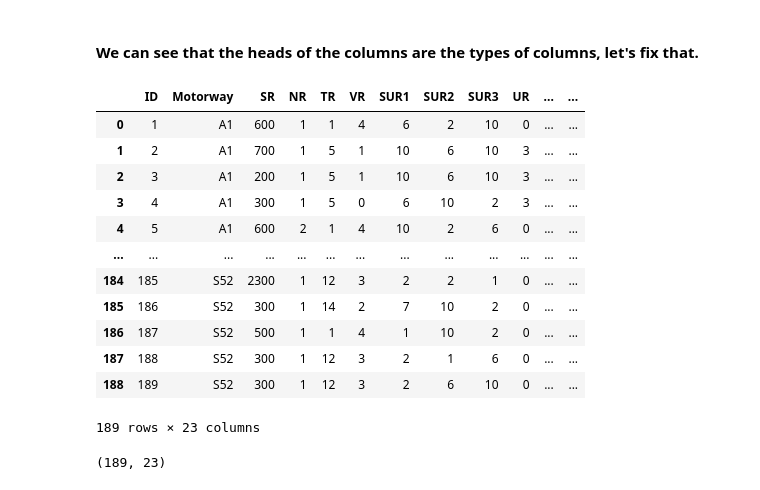
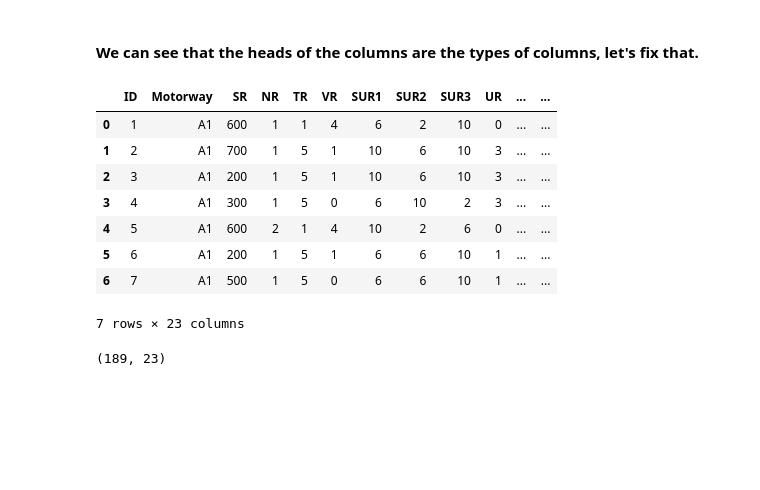
Before and after one commit to Renata-Thomazelli/amphibians, a Jupyter notebook: amphibians-Copy1.ipynb, the cells around one changed output. Drawn from its saved outputs; the diff is of its cells as text; code cells hidden in the pictures; blank space fills up the shorter version.

```diff
--- a/amphibians-Copy1.ipynb
+++ b/amphibians-Copy1.ipynb
@@ -80,21 +80,17 @@ The data used in the experiments was derived from GIS and satellite information,
 #### We can see that the heads of the columns are the types of columns, let's fix that.
 # %%
 df_tranf_heads = pd.DataFrame(df.values[1:], columns=df.iloc[0])
-df_tranf_heads
+df_tranf_heads.head(7)
 # %% [output]
 |  | ID | Motorway | SR | NR | TR | VR | SUR1 | SUR2 | SUR3 | UR | ... | ... |
 | 0 | 1 | A1 | 600 | 1 | 1 | 4 | 6 | 2 | 10 | 0 | ... | ... |
 | 1 | 2 | A1 | 700 | 1 | 5 | 1 | 10 | 6 | 10 | 3 | ... | ... |
 | 2 | 3 | A1 | 200 | 1 | 5 | 1 | 10 | 6 | 10 | 3 | ... | ... |
 | 3 | 4 | A1 | 300 | 1 | 5 | 0 | 6 | 10 | 2 | 3 | ... | ... |
 | 4 | 5 | A1 | 600 | 2 | 1 | 4 | 10 | 2 | 6 | 0 | ... | ... |
-| ... | ... | ... | ... | ... | ... | ... | ... | ... | ... | ... | ... | ... |
-| 184 | 185 | S52 | 2300 | 1 | 12 | 3 | 2 | 2 | 1 | 0 | ... | ... |
-| 185 | 186 | S52 | 300 | 1 | 14 | 2 | 7 | 10 | 2 | 0 | ... | ... |
-| 186 | 187 | S52 | 500 | 1 | 1 | 4 | 1 | 10 | 2 | 0 | ... | ... |
-| 187 | 188 | S52 | 300 | 1 | 12 | 3 | 2 | 1 | 6 | 0 | ... | ... |
-| 188 | 189 | S52 | 300 | 1 | 12 | 3 | 2 | 6 | 10 | 0 | ... | ... |
+| 5 | 6 | A1 | 200 | 1 | 5 | 1 | 6 | 6 | 10 | 1 | ... | ... |
+| 6 | 7 | A1 | 500 | 1 | 5 | 0 | 6 | 6 | 10 | 1 | ... | ... |
-189 rows × 23 columns
+7 rows × 23 columns
 # %%
 #checking the shape
 df_tranf_heads.shape
```
Also changed, not shown: parts of 83 cells of this notebook, 5 other files.
